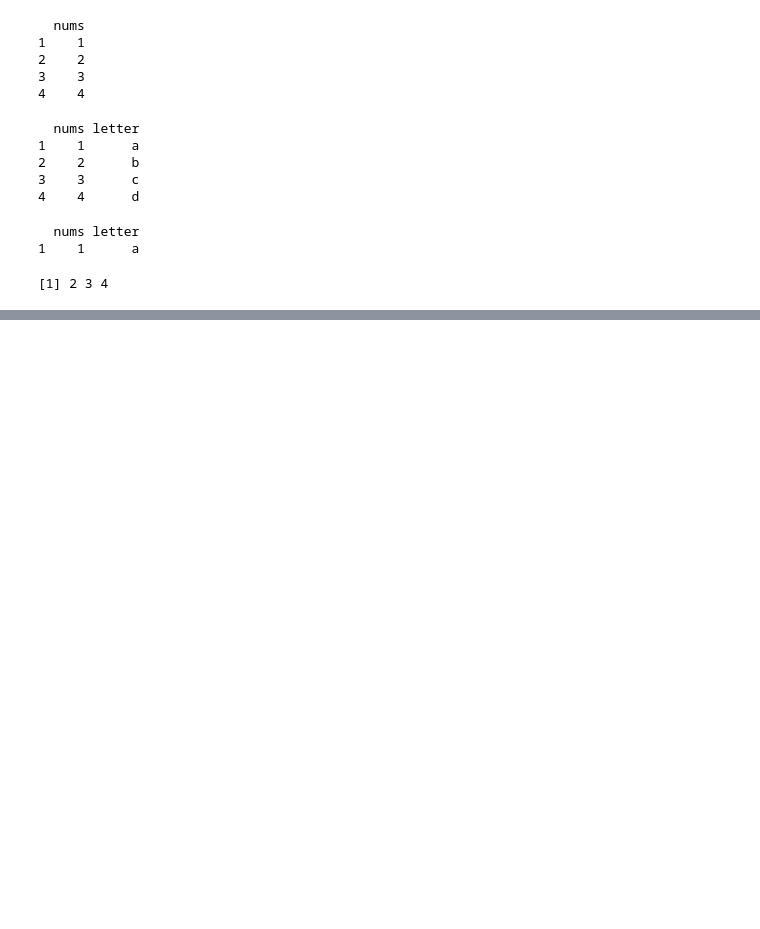
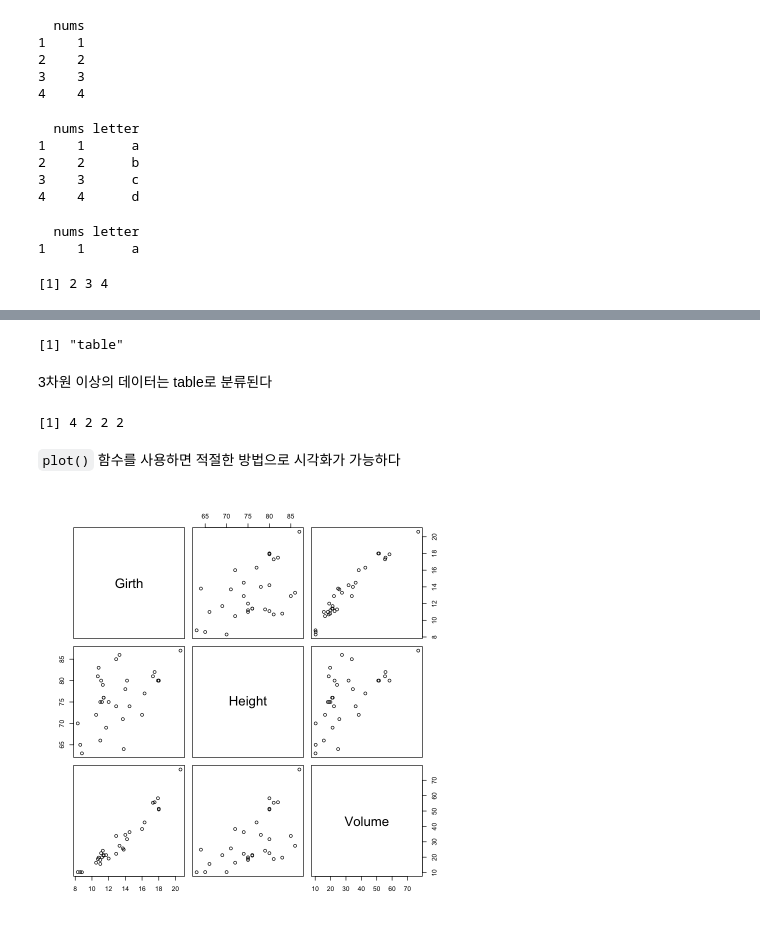
Before and after one commit to Tommylee1013/BusinessAnalytics, a Jupyter notebook: R Data Structure/Basic Data Structure.ipynb, the cells around one changed output, grey strips where cells are left out. Saved outputs shown, nothing was run; the diff lists cells and outputs as text; code cells hidden in the pictures; blank space fills up the shorter version.

```diff
--- a/R Data Structure/Basic Data Structure.ipynb
+++ b/R Data Structure/Basic Data Structure.ipynb
@@ -428,0 +507,16 @@ print(c[2:4, 1]) # row, column
+# %%
+class(Titanic)
+# %% [output]
+[1] "table"
+# %% [markdown]
+3차원 이상의 데이터는 table로 분류된다
+# %%
+print(dim(Titanic))
+# %% [output]
+[1] 4 2 2 2
+# %% [markdown]
+`plot()` 함수를 사용하면 적절한 방법으로 시각화가 가능하다
+# %%
+plot(trees)
+# %% [output]
+[figure, added]
```
Also changed, not shown: parts of 54 cells of this notebook.
